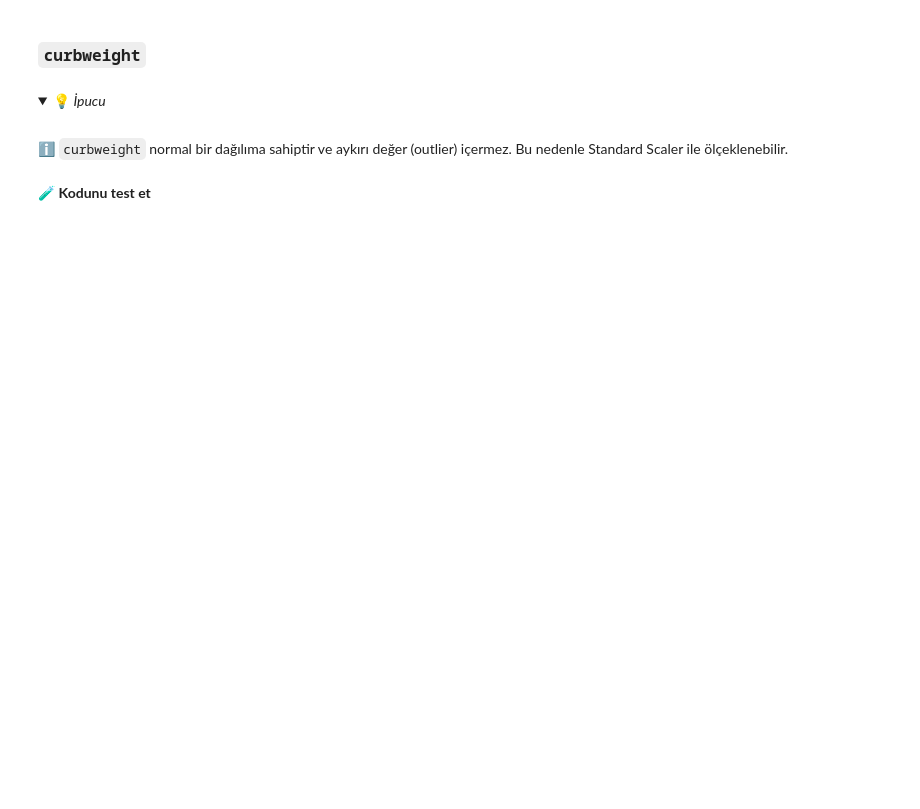
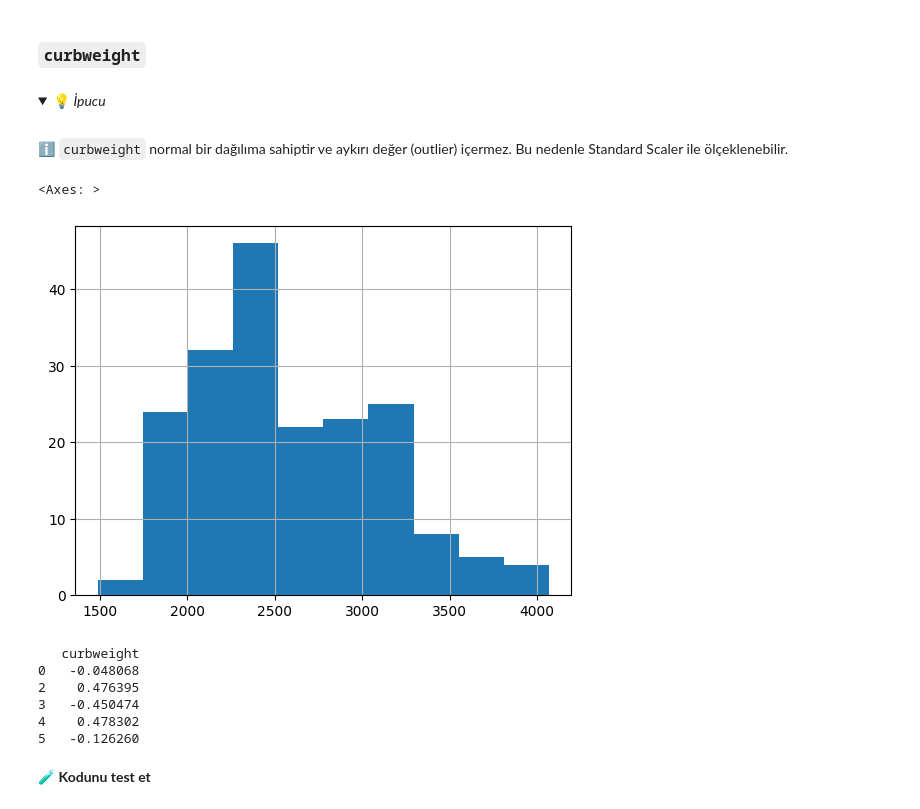
Before and after one commit to inurekici/S16D2-S-Data-car-prices, a Jupyter notebook: Car-Prices.ipynb, the cells around one changed output. Drawn from its saved outputs; the diff is of its cells as text; code cells hidden in the pictures; folded sections open; blank space fills up the shorter version.

```diff
--- a/Car-Prices.ipynb
+++ b/Car-Prices.ipynb
@@ -198,0 +208,7 @@ Dönüştürülmüş değerlerle orijinal sütunları değiştirin.
+# %%
+from sklearn.preprocessing import RobustScaler
+features_to_scale = ['peakrpm', 'carwidth', 'stroke']
+
+robust_scaler = RobustScaler()
+df[features_to_scale] = robust_scaler.fit_transform(df[features_to_scale])
+df[features_to_scale].head()
@@ -211,3 +230,23 @@ Dönüştürülmüş değerlerle orijinal sütunları değiştirin.
+# %%
+df['curbweight'].hist()
+# %% [output]
+<Axes: >
+[figure, added]
+# %%
+from sklearn.preprocessing import StandardScaler
+
+std_scaler = StandardScaler()
+
+df[['curbweight']] = std_scaler.fit_transform(df[['curbweight']])
+
+print(df[['curbweight']].head())
+# %% [output]
+   curbweight
+0   -0.048068
+2    0.476395
+3   -0.450474
+4    0.478302
+5   -0.126260
 # %% [markdown]
 🧪 **Kodunu test et**
 # %%
```
Also changed, not shown: parts of 23 cells of this notebook, 1 other file.
